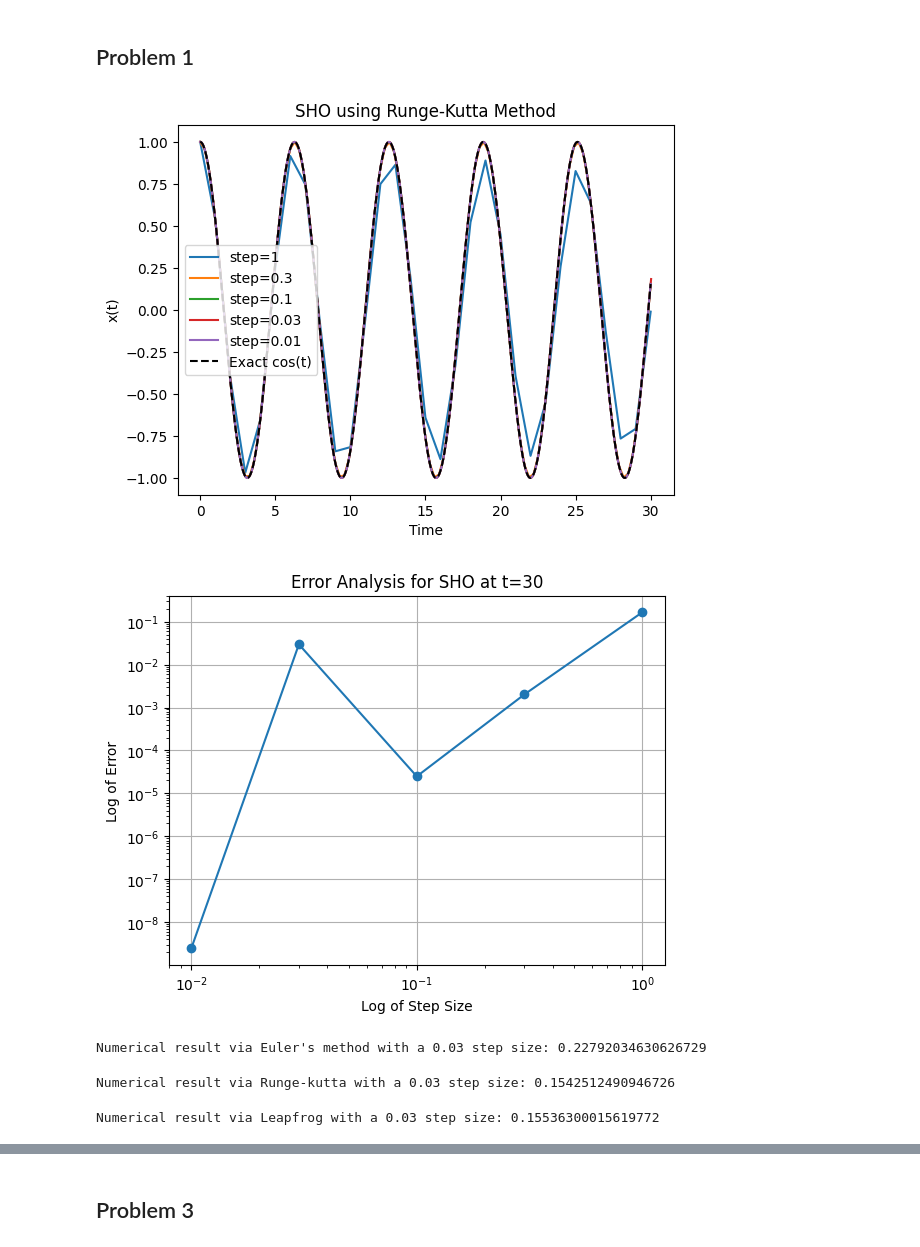
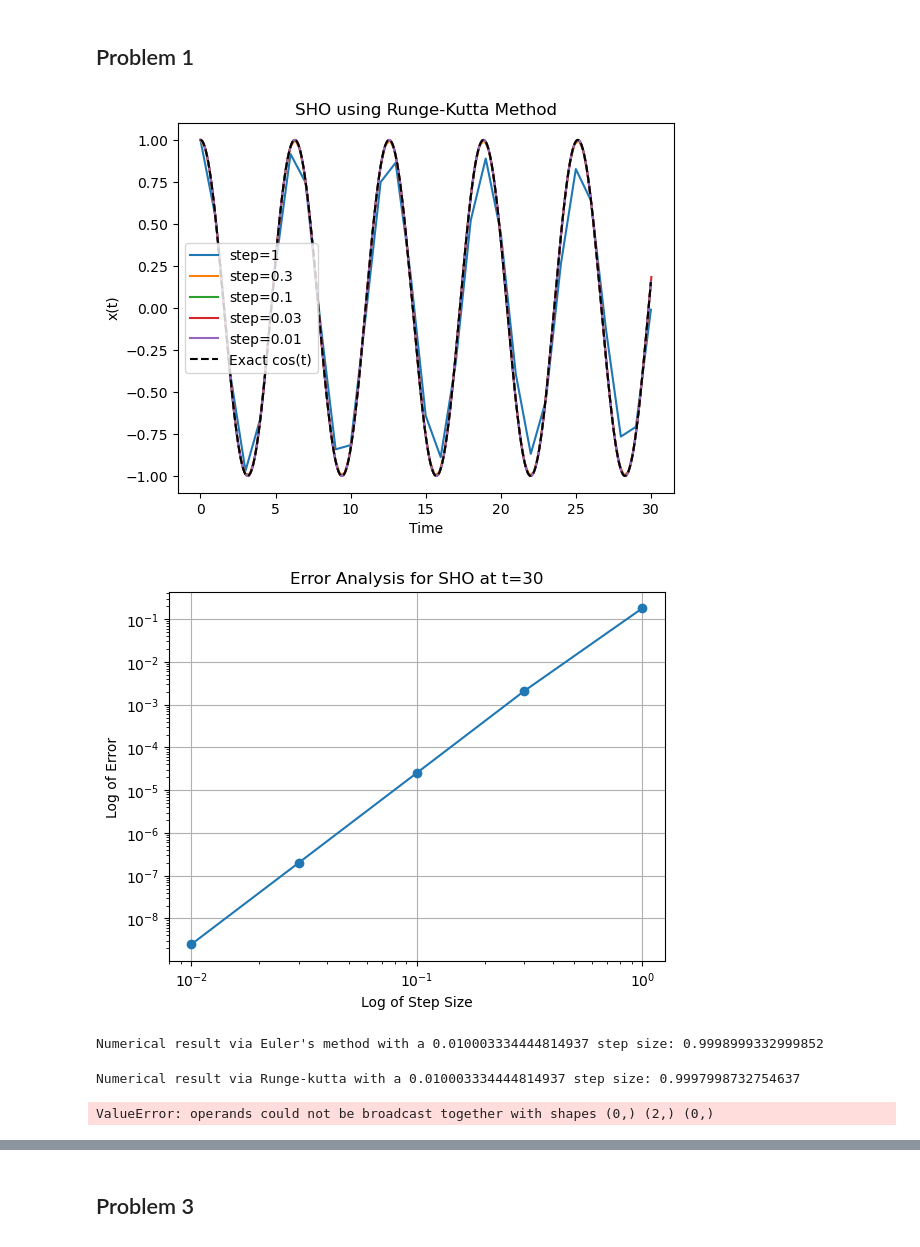
Before and after one commit to qchen4/ASTR-427-COmputational-Astrophysics, a Jupyter notebook: HWs/Homework2/Homeworkd 2.ipynb, the cells around one changed output, grey strips where cells are left out. Saved outputs shown, nothing was run; the diff lists cells and outputs as text; code cells hidden in the pictures.

```diff
--- a/HWs/Homework2/Homeworkd 2.ipynb
+++ b/HWs/Homework2/Homeworkd 2.ipynb
@@ -41,7 +41,7 @@ def deriv_sho(state):
 
 step_sizes = [1, 0.3, 0.1, 0.03, 0.01]
 t_end = 30
-initial_state = [1, 0]
+initial_state = [1., 0.] # TRQ: changed from ints to floats to avoid error in leapfrog
 
 for step in step_sizes:
     t = np.arange(0, t_end + step, step)
@@ -59,27 +59,30 @@ plt.ylabel('x(t)')
 plt.legend()
 plt.show()
 # %% [output]
-[figure, old version]
+[figure, new version]
 # %%
 # Error analysis
 
 errors = []
 for step in step_sizes:
+    # TRQ: get a step that will give take the integration to exactly the end of the interval
+    step_exact = t_end/(int(t_end/step)-1 )
+    step = step_exact
     t = np.arange(0, t_end + step, step)
     state = np.array(initial_state)
     for _ in t[:-1]:
         state = runge_kutta(deriv_sho, state, step)
     errors.append(abs(state[0] - np.cos(t_end)))
 
 plt.figure()
 plt.loglog(step_sizes, errors, 'o-')
 plt.title('Error Analysis for SHO at t=30')
 plt.xlabel('Log of Step Size')
 plt.ylabel('Log of Error')
 plt.grid(True)
 plt.show()
 # %% [output]
-[figure, old version]
+[figure, new version]
 # %%
 # 2a (euler)
 
@@ -92,13 +95,13 @@ index = t[0]
 # find the numerical integration value over the integration range `t` via Euler's method
 while index <= t[1]:
 
-    new_state = euler(deriv, state, step)
+    new_state = euler(deriv_sho, state, step) # TRQ: I had to correct this line
     state = new_state
     index += step
 
 print ("Numerical result via Euler's method with a", step, "step size:", state[0])
 # %% [output]
-Numerical result via Euler's method with a 0.03 step size: 0.22792034630626729
+Numerical result via Euler's method with a 0.010003334444814937 step size: 0.9998999332999852
 # %%
 # 2a (runge-kutta)
 
@@ -111,13 +114,13 @@ index = t[0]
 # find the numerical integration value over the integration range `t` via Runge-Kutta
 while index <= t[1]:
 
-    new_state = runge_kutta(deriv, state, step)
+    new_state = runge_kutta(deriv_sho, state, step) # TRQ: I had to correct this line
     state = new_state
     index += step
 
 print ("Numerical result via Runge-kutta with a", step, "step size:", state[0])
 # %% [output]
-Numerical result via Runge-kutta with a 0.03 step size: 0.1542512490946726
+Numerical result via Runge-kutta with a 0.010003334444814937 step size: 0.9997998732754637
 # %%
 # 2a (leapfrog)
 
@@ -128,21 +131,21 @@ state = np.array(initial_state)
 index = t[0]
 
 # initial v_1/2 value
-v = state[1] + step/2 * deriv(state)[1]
+v = state[1] + step/2 * deriv_sho(state)[1]
 
 # udate initial state with v_1/2
 state[1] = v
 
 while index <= t[1]:
 
-    new_state = leapfrog(deriv, state, step)
+    new_state = leapfrog(deriv_sho, state, step)
 
     state = new_state
     index += step
 
 print ("Numerical result via Leapfrog with a", step, "step size:", state[0])
 # %% [output]
-Numerical result via Leapfrog with a 0.03 step size: 0.15536300015619772
+ValueError: operands could not be broadcast together with shapes (0,) (2,) (0,)
 # %%
 #2b
 
```
Also changed, not shown: parts of 5 cells of this notebook.
